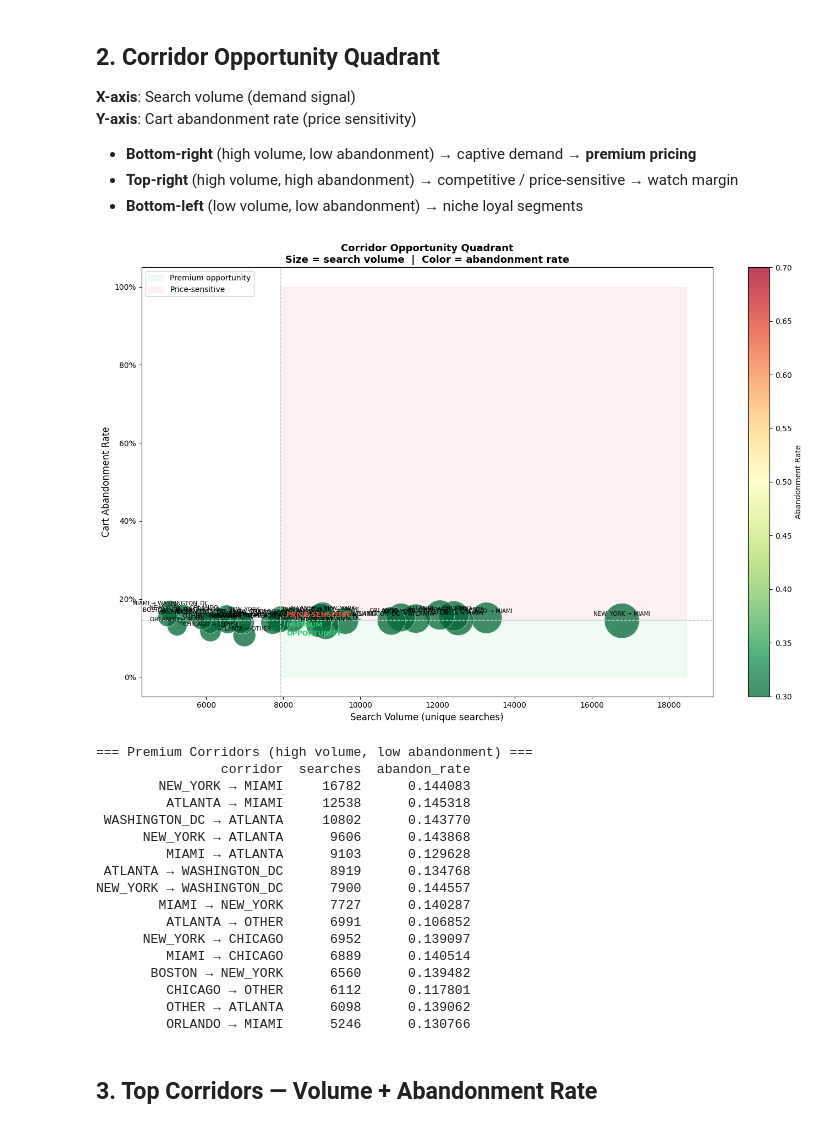
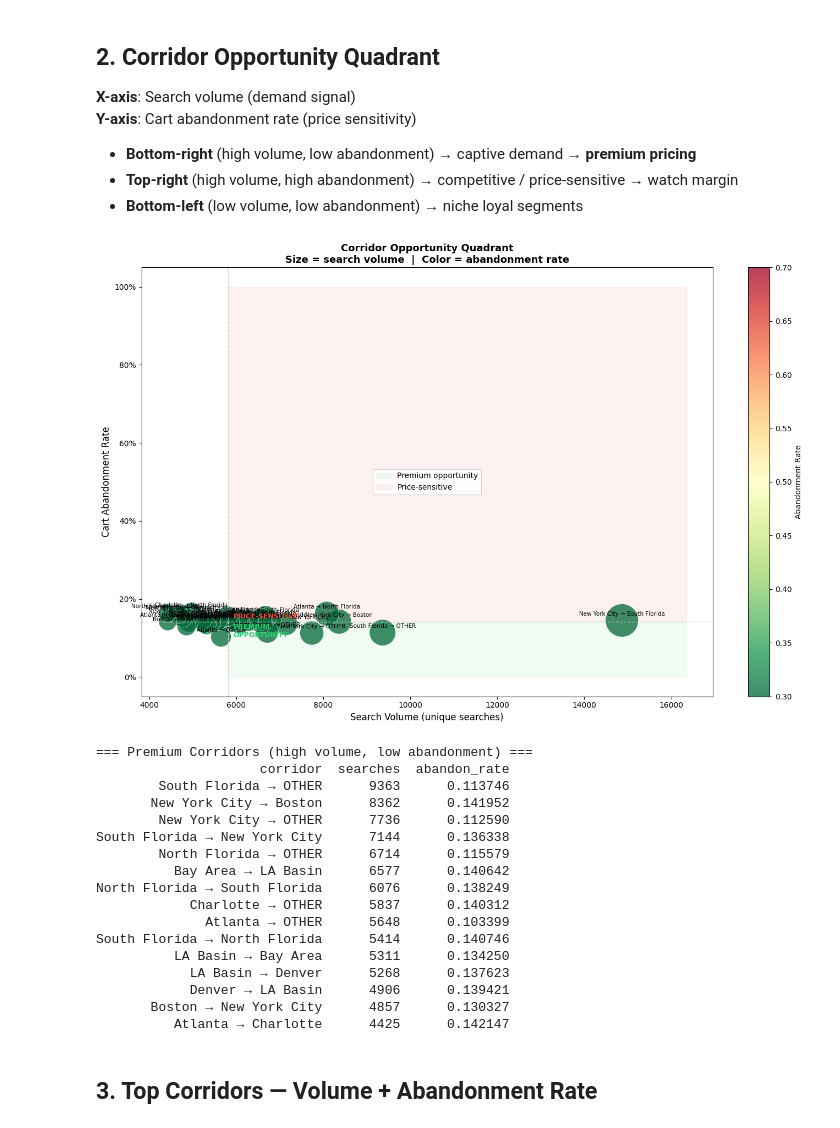
Before and after one commit to tausif-agntworksai/flight-pipeline, a Jupyter notebook: pricing/eda/vedant/SearchActivityAnalysis_va_v1.ipynb, the cells around one changed output. Drawn from its saved outputs; the diff is of its cells as text; code cells hidden in the pictures.

```diff
--- a/pricing/eda/vedant/SearchActivityAnalysis_va_v1.ipynb
+++ b/pricing/eda/vedant/SearchActivityAnalysis_va_v1.ipynb
@@ -15,7 +15,7 @@ from matplotlib.colors import LinearSegmentedColormap
 import warnings
 warnings.filterwarnings('ignore')
 
-URL = "gs://agntworks-data-dev/wheelsup/raw/search_activity_route_split.csv"
+URL = "gs://agntworks-data-dev/wheelsup/processed/search_activity_metro_mapping.csv"
 TOP_N_CORRIDORS = 20   # corridors to show in bar chart
 TOP_N_QUADRANT = 30   # corridors in abandonment quadrant
 MIN_SEARCHES = 500  # min searches to include in quadrant
@@ -110,18 +107,18 @@ Tuesday        8 10667
 # Abandonment rate per corridor (unique searches)
 corr_stats = (
     df_searches
-    .groupby(['from_cluster','to_cluster'])
+    .groupby(['from_metro','to_metro'])
     .agg(searches=('singleSearchRequestId','count'),
          abandoned_n=('abandoned','sum'))
     .reset_index()
 )
 corr_stats['abandon_rate'] = corr_stats['abandoned_n'] / corr_stats['searches']
-corr_stats['corridor'] = corr_stats['from_cluster'].str.replace('_CLUSTER','') + ' → ' + corr_stats['to_cluster'].str.replace('_CLUSTER','')
+corr_stats['corridor'] = corr_stats['from_metro'] + ' → ' + corr_stats['to_metro']
 
-# Filter to meaningful corridors, exclude same-cluster
+# Filter to meaningful corridors, exclude same-metro
 plot_df = corr_stats[
     (corr_stats['searches'] >= MIN_SEARCHES) &
-    (corr_stats['from_cluster'] != corr_stats['to_cluster'])
+    (corr_stats['from_metro'] != corr_stats['to_metro'])
 ].nlargest(TOP_N_QUADRANT, 'searches')
 
 med_vol  = plot_df['searches'].median()
@@ -139,51 +136,51 @@ ax.fill_between([med_vol, plot_df['searches'].max()*1.1],
 
 sc = ax.scatter(
     plot_df['searches'], plot_df['abandon_rate'],
     s=plot_df['searches']/8, alpha=0.75,
     c=plot_df['abandon_rate'], cmap='RdYlGn_r', vmin=0.3, vmax=0.7,
     edgecolors='white', linewidth=0.5
 )
 plt.colorbar(sc, ax=ax, label='Abandonment Rate')
 
 for _, row in plot_df.iterrows():
     ax.annotate(row['corridor'], (row['searches'], row['abandon_rate']),
                 fontsize=7.5, ha='center', va='bottom',
                 xytext=(0, 5), textcoords='offset points')
 
 ax.set_xlabel('Search Volume (unique searches)', fontsize=12)
 ax.set_ylabel('Cart Abandonment Rate', fontsize=12)
 ax.yaxis.set_major_formatter(mticker.PercentFormatter(xmax=1))
 ax.set_title('Corridor Opportunity Quadrant\nSize = search volume  |  Color = abandonment rate', fontsize=13, fontweight='bold')
 ax.legend(fontsize=10)
 ax.text(med_vol*1.02, med_abnd*0.97, 'PREMIUM\nOPPORTUNITY', color=C_PREMIUM, fontsize=9, fontweight='bold', va='top')
 ax.text(med_vol*1.02, med_abnd*1.03, 'PRICE-SENSITIVE', color=C_SENSITIVE, fontsize=9, fontweight='bold', va='bottom')
 plt.tight_layout()
 plt.savefig('insight_corridor_quadrant.png', dpi=150, bbox_inches='tight')
 plt.show()
 
 # Premium corridors table
 premium = plot_df[plot_df['abandon_rate'] < med_abnd].sort_values('searches', ascending=False)
 print('=== Premium Corridors (high volume, low abandonment) ===')
 print(premium[['corridor','searches','abandon_rate']].to_string(index=False))
 # %% [output]
-[figure, old version]
+[figure, new version]
 === Premium Corridors (high volume, low abandonment) ===
-                corridor  searches  abandon_rate
-        NEW_YORK → MIAMI     16782      0.144083
-         ATLANTA → MIAMI     12538      0.145318
- WASHINGTON_DC → ATLANTA     10802      0.143770
-      NEW_YORK → ATLANTA      9606      0.143868
-         MIAMI → ATLANTA      9103      0.129628
- ATLANTA → WASHINGTON_DC      8919      0.134768
-NEW_YORK → WASHINGTON_DC      7900      0.144557
-        MIAMI → NEW_YORK      7727      0.140287
-         ATLANTA → OTHER      6991      0.106852
-      NEW_YORK → CHICAGO      6952      0.139097
-         MIAMI → CHICAGO      6889      0.140514
-       BOSTON → NEW_YORK      6560      0.139482
-         CHICAGO → OTHER      6112      0.117801
-         OTHER → ATLANTA      6098      0.139062
-         ORLANDO → MIAMI      5246      0.130766
+                     corridor  searches  abandon_rate
+        South Florida → OTHER      9363      0.113746
+       New York City → Boston      8362      0.141952
+        New York City → OTHER      7736      0.112590
+South Florida → New York City      7144      0.136338
+        North Florida → OTHER      6714      0.115579
+          Bay Area → LA Basin      6577      0.140642
+North Florida → South Florida      6076      0.138249
+            Charlotte → OTHER      5837      0.140312
+              Atlanta → OTHER      5648      0.103399
+South Florida → North Florida      5414      0.140746
+          LA Basin → Bay Area      5311      0.134250
+            LA Basin → Denver      5268      0.137623
+            Denver → LA Basin      4906      0.139421
+       Boston → New York City      4857      0.130327
+          Atlanta → Charlotte      4425      0.142147
 # %% [markdown]
 ## 3. Top Corridors — Volume + Abandonment Rate
 # %%
```
Also changed, not shown: parts of 7 cells of this notebook, 42 other files.
